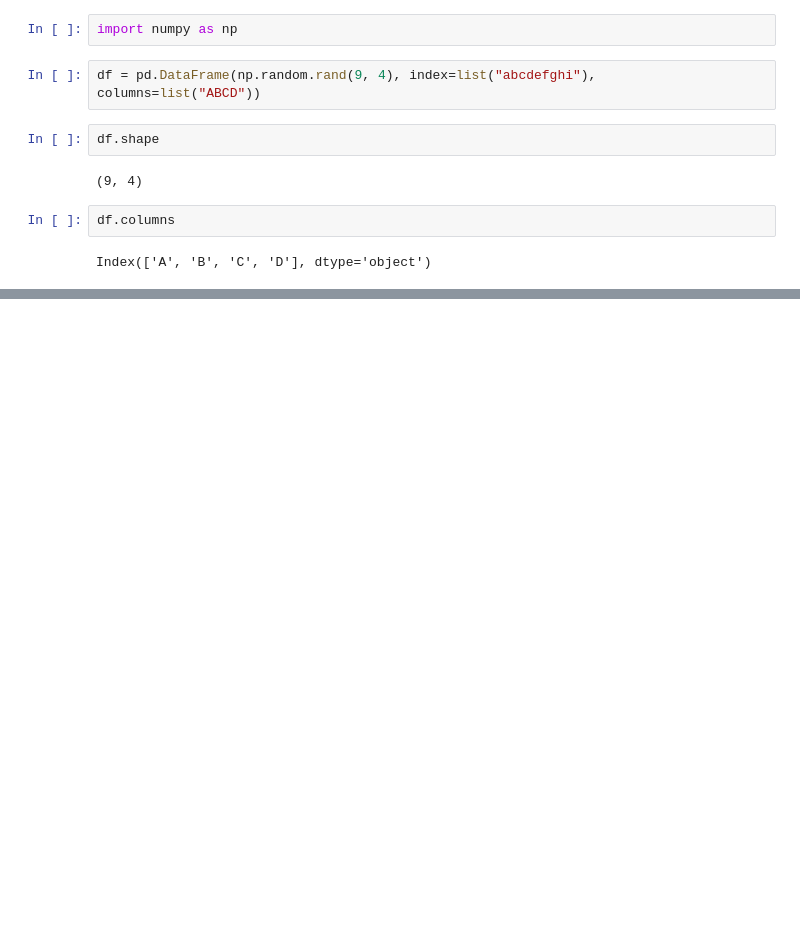
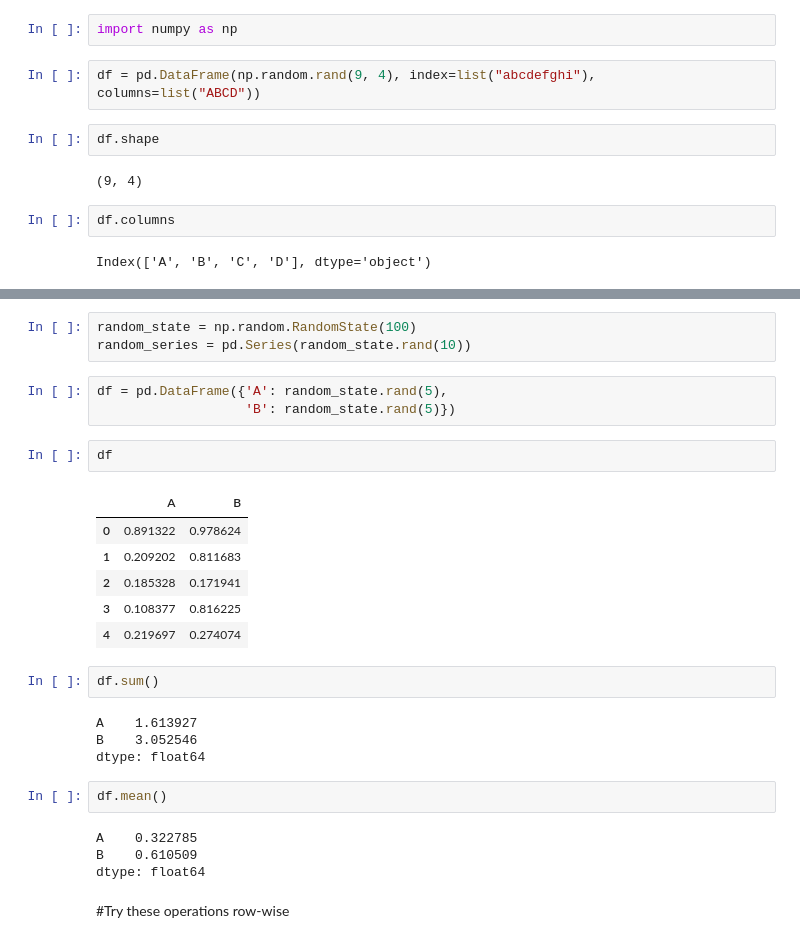
Before and after one commit to alurabhinava/IITM_BS_in_DataScience, a Jupyter notebook: MLP_Week1.ipynb, the cells around one changed output, grey strips where cells are left out. Cells and saved outputs as stored; diff of their text form; blank space fills up the shorter version.

```diff
--- a/MLP_Week1.ipynb
+++ b/MLP_Week1.ipynb
@@ -361,0 +367,29 @@ plt.gca().spines[['top', 'right',]].set_visible(False)
+# %%
+random_state = np.random.RandomState(100)
+random_series = pd.Series(random_state.rand(10))
+# %%
+df = pd.DataFrame({'A': random_state.rand(5),
+                   'B': random_state.rand(5)})
+# %%
+df
+# %% [output]
+|  | A | B |
+| 0 | 0.891322 | 0.978624 |
+| 1 | 0.209202 | 0.811683 |
+| 2 | 0.185328 | 0.171941 |
+| 3 | 0.108377 | 0.816225 |
+| 4 | 0.219697 | 0.274074 |
+# %%
+df.sum()
+# %% [output]
+A    1.613927
+B    3.052546
+dtype: float64
+# %%
+df.mean()
+# %% [output]
+A    0.322785
+B    0.610509
+dtype: float64
+# %% [markdown]
+#Try these operations row-wise
```
Also changed, not shown: parts of 13 cells of this notebook.
